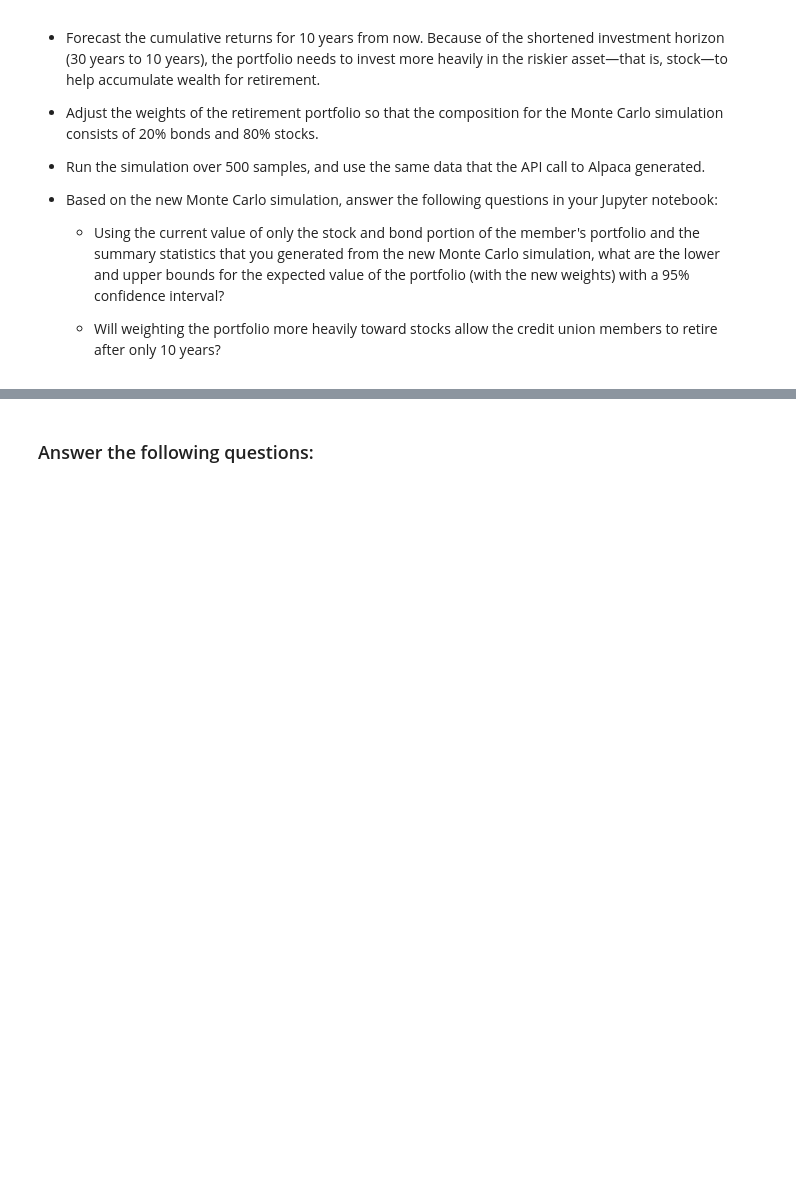
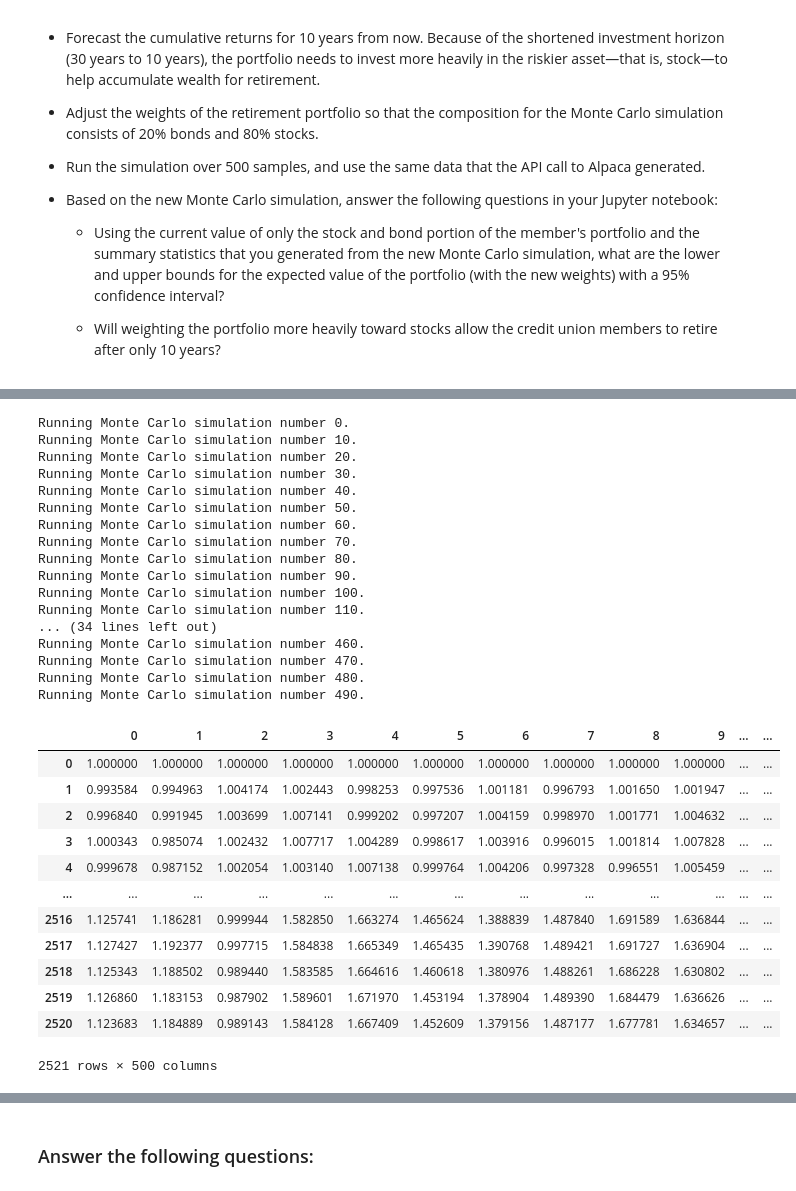
Before and after one commit to allyche/module_5_challenge, a Jupyter notebook: financial_planning_tools.ipynb, the cells around one changed output, grey strips where cells are left out. Cells and saved outputs as stored; diff of their text form; code cells hidden in the pictures; blank space fills up the shorter version.

```diff
--- a/financial_planning_tools.ipynb
+++ b/financial_planning_tools.ipynb
@@ -598,6 +613,37 @@ For this new Monte Carlo simulation, do the following:
 # %%
 # Run the Monte Carlo simulation to forecast 10 years cumulative returns
-# YOUR CODE HERE
+ten_year_simulation.calc_cumulative_return()
+# %% [output]
+Running Monte Carlo simulation number 0.
+Running Monte Carlo simulation number 10.
+Running Monte Carlo simulation number 20.
+Running Monte Carlo simulation number 30.
+Running Monte Carlo simulation number 40.
+Running Monte Carlo simulation number 50.
+Running Monte Carlo simulation number 60.
+Running Monte Carlo simulation number 70.
+Running Monte Carlo simulation number 80.
+Running Monte Carlo simulation number 90.
+Running Monte Carlo simulation number 100.
+Running Monte Carlo simulation number 110.
+... (34 lines left out)
+Running Monte Carlo simulation number 460.
+Running Monte Carlo simulation number 470.
+Running Monte Carlo simulation number 480.
+Running Monte Carlo simulation number 490.
+|  | 0 | 1 | 2 | 3 | 4 | 5 | 6 | 7 | 8 | 9 | ... | ... |
+| 0 | 1.000000 | 1.000000 | 1.000000 | 1.000000 | 1.000000 | 1.000000 | 1.000000 | 1.000000 | 1.000000 | 1.000000 | ... | ... |
+| 1 | 0.993584 | 0.994963 | 1.004174 | 1.002443 | 0.998253 | 0.997536 | 1.001181 | 0.996793 | 1.001650 | 1.001947 | ... | ... |
+| 2 | 0.996840 | 0.991945 | 1.003699 | 1.007141 | 0.999202 | 0.997207 | 1.004159 | 0.998970 | 1.001771 | 1.004632 | ... | ... |
+| 3 | 1.000343 | 0.985074 | 1.002432 | 1.007717 | 1.004289 | 0.998617 | 1.003916 | 0.996015 | 1.001814 | 1.007828 | ... | ... |
+| 4 | 0.999678 | 0.987152 | 1.002054 | 1.003140 | 1.007138 | 0.999764 | 1.004206 | 0.997328 | 0.996551 | 1.005459 | ... | ... |
+| ... | ... | ... | ... | ... | ... | ... | ... | ... | ... | ... | ... | ... |
+| 2516 | 1.125741 | 1.186281 | 0.999944 | 1.582850 | 1.663274 | 1.465624 | 1.388839 | 1.487840 | 1.691589 | 1.636844 | ... | ... |
+| 2517 | 1.127427 | 1.192377 | 0.997715 | 1.584838 | 1.665349 | 1.465435 | 1.390768 | 1.489421 | 1.691727 | 1.636904 | ... | ... |
+| 2518 | 1.125343 | 1.188502 | 0.989440 | 1.583585 | 1.664616 | 1.460618 | 1.380976 | 1.488261 | 1.686228 | 1.630802 | ... | ... |
+| 2519 | 1.126860 | 1.183153 | 0.987902 | 1.589601 | 1.671970 | 1.453194 | 1.378904 | 1.489390 | 1.684479 | 1.636626 | ... | ... |
+| 2520 | 1.123683 | 1.184889 | 0.989143 | 1.584128 | 1.667409 | 1.452609 | 1.379156 | 1.487177 | 1.677781 | 1.634657 | ... | ... |
+2521 rows × 500 columns
 # %%
 # Visualize the 10-year Monte Carlo simulation by creating an
 # overlay line plot
```
Also changed, not shown: parts of 5 cells of this notebook.
